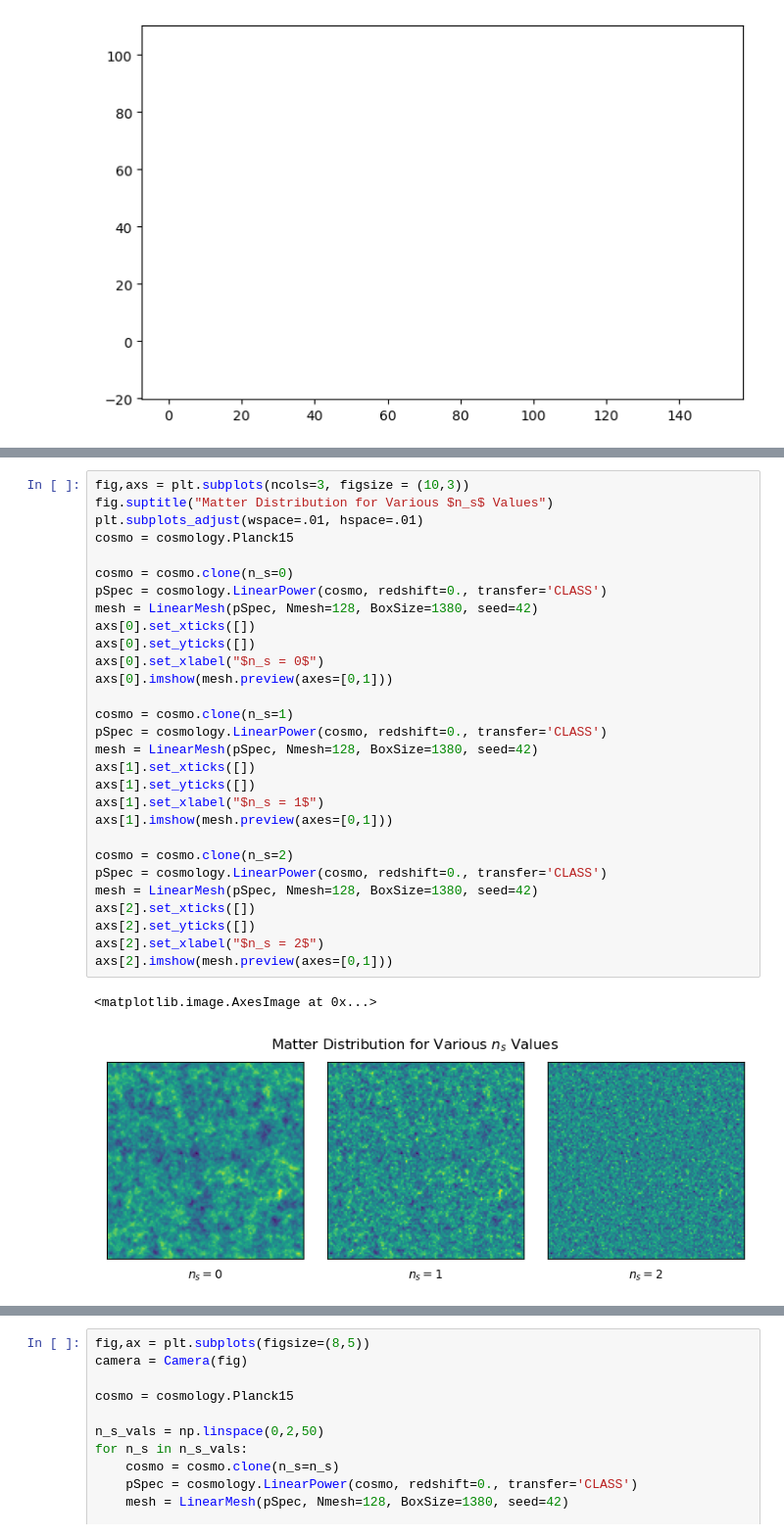
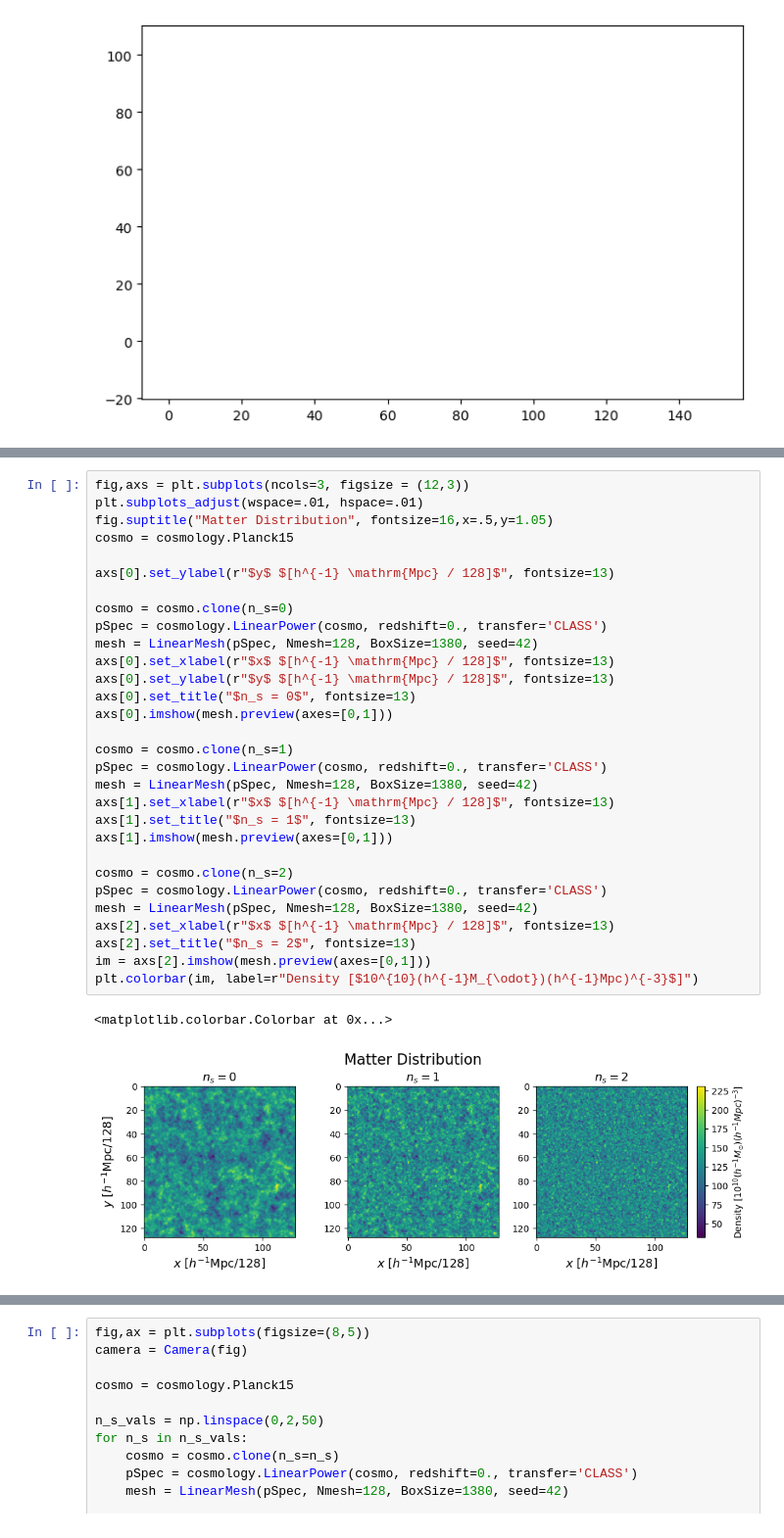
Before and after one commit to AutumnPearce/phys600, a Jupyter notebook: project/for_final.ipynb, the cells around one changed output, grey strips where cells are left out. Shown at 98% size. Saved outputs shown, nothing was run; the diff lists cells and outputs as text.

```diff
--- a/project/for_final.ipynb
+++ b/project/for_final.ipynb
@@ -218,32 +239,33 @@ plt.show()
 # %%
-fig,axs = plt.subplots(ncols=3, figsize = (10,3))
-fig.suptitle("Matter Distribution for Various $n_s$ Values")
+fig,axs = plt.subplots(ncols=3, figsize = (12,3))
 plt.subplots_adjust(wspace=.01, hspace=.01)
+fig.suptitle("Matter Distribution", fontsize=16,x=.5,y=1.05)
 cosmo = cosmology.Planck15
+
+axs[0].set_ylabel(r"$y$ $[h^{-1} \mathrm{Mpc} / 128]$", fontsize=13)
 
 cosmo = cosmo.clone(n_s=0)
 pSpec = cosmology.LinearPower(cosmo, redshift=0., transfer='CLASS')
 mesh = LinearMesh(pSpec, Nmesh=128, BoxSize=1380, seed=42)
-axs[0].set_xticks([])
-axs[0].set_yticks([])
-axs[0].set_xlabel("$n_s = 0$")
+axs[0].set_xlabel(r"$x$ $[h^{-1} \mathrm{Mpc} / 128]$", fontsize=13)
+axs[0].set_ylabel(r"$y$ $[h^{-1} \mathrm{Mpc} / 128]$", fontsize=13)
+axs[0].set_title("$n_s = 0$", fontsize=13)
 axs[0].imshow(mesh.preview(axes=[0,1]))
 
 cosmo = cosmo.clone(n_s=1)
 pSpec = cosmology.LinearPower(cosmo, redshift=0., transfer='CLASS')
 mesh = LinearMesh(pSpec, Nmesh=128, BoxSize=1380, seed=42)
-axs[1].set_xticks([])
-axs[1].set_yticks([])
-axs[1].set_xlabel("$n_s = 1$")
+axs[1].set_xlabel(r"$x$ $[h^{-1} \mathrm{Mpc} / 128]$", fontsize=13)
+axs[1].set_title("$n_s = 1$", fontsize=13)
 axs[1].imshow(mesh.preview(axes=[0,1]))
 
 cosmo = cosmo.clone(n_s=2)
 pSpec = cosmology.LinearPower(cosmo, redshift=0., transfer='CLASS')
 mesh = LinearMesh(pSpec, Nmesh=128, BoxSize=1380, seed=42)
-axs[2].set_xticks([])
-axs[2].set_yticks([])
-axs[2].set_xlabel("$n_s = 2$")
-axs[2].imshow(mesh.preview(axes=[0,1]))
+axs[2].set_xlabel(r"$x$ $[h^{-1} \mathrm{Mpc} / 128]$", fontsize=13)
+axs[2].set_title("$n_s = 2$", fontsize=13)
+im = axs[2].imshow(mesh.preview(axes=[0,1]))
+plt.colorbar(im, label=r"Density [$10^{10}(h^{-1}M_{\odot})(h^{-1}Mpc)^{-3}$]")
 # %% [output]
-<matplotlib.image.AxesImage at 0x...>
+<matplotlib.colorbar.Colorbar at 0x...>
-[figure, old version]
+[figure, new version]
```
Also changed, not shown: parts of 14 cells of this notebook, 2 other files.
